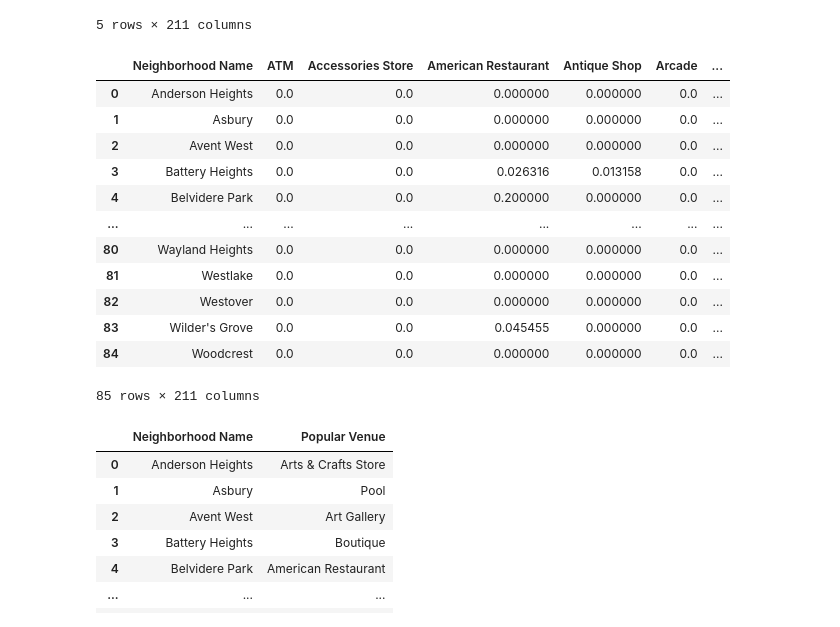
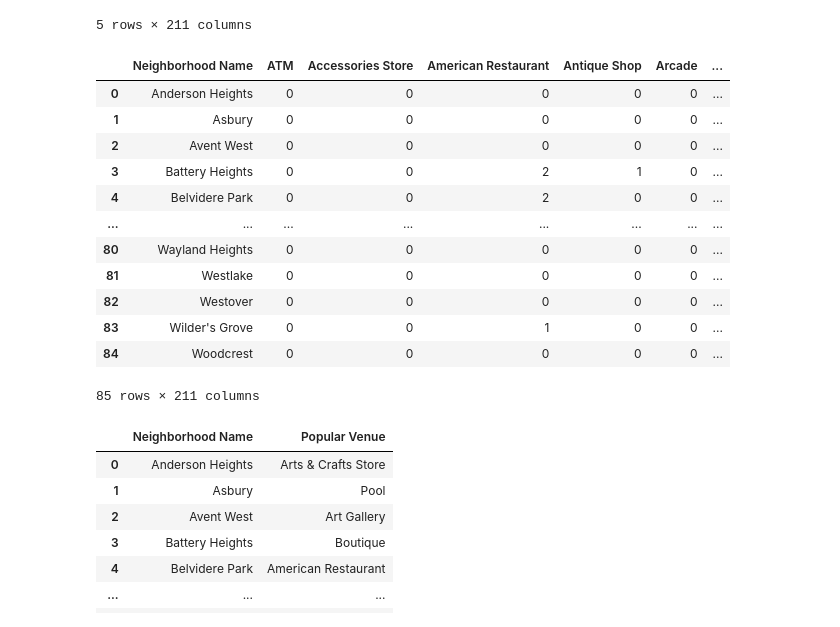
Before and after one commit to alunavat/IBM-Capstone-Data_Science, a Jupyter notebook: analysis-of-cities.ipynb, the cells around one changed output. Cells and saved outputs as stored; diff of their text form; code cells hidden in the pictures.

```diff
--- a/analysis-of-cities.ipynb
+++ b/analysis-of-cities.ipynb
@@ -402,21 +411,21 @@ raleigh_onehot.head()
 5 rows × 211 columns
 # %%
 #We find the occurences of each category in a Neighborhood
-raleigh_grouped = raleigh_onehot.groupby('Neighborhood Name').mean().reset_index()
+raleigh_grouped = raleigh_onehot.groupby('Neighborhood Name').sum().reset_index()
 raleigh_grouped
 # %% [output]
 |  | Neighborhood Name | ATM | Accessories Store | American Restaurant | Antique Shop | Arcade | ... |
-| 0 | Anderson Heights | 0.0 | 0.0 | 0.000000 | 0.000000 | 0.0 | ... |
-| 1 | Asbury | 0.0 | 0.0 | 0.000000 | 0.000000 | 0.0 | ... |
-| 2 | Avent West | 0.0 | 0.0 | 0.000000 | 0.000000 | 0.0 | ... |
-| 3 | Battery Heights | 0.0 | 0.0 | 0.026316 | 0.013158 | 0.0 | ... |
-| 4 | Belvidere Park | 0.0 | 0.0 | 0.200000 | 0.000000 | 0.0 | ... |
+| 0 | Anderson Heights | 0 | 0 | 0 | 0 | 0 | ... |
+| 1 | Asbury | 0 | 0 | 0 | 0 | 0 | ... |
+| 2 | Avent West | 0 | 0 | 0 | 0 | 0 | ... |
+| 3 | Battery Heights | 0 | 0 | 2 | 1 | 0 | ... |
+| 4 | Belvidere Park | 0 | 0 | 2 | 0 | 0 | ... |
 | ... | ... | ... | ... | ... | ... | ... | ... |
-| 80 | Wayland Heights | 0.0 | 0.0 | 0.000000 | 0.000000 | 0.0 | ... |
-| 81 | Westlake | 0.0 | 0.0 | 0.000000 | 0.000000 | 0.0 | ... |
-| 82 | Westover | 0.0 | 0.0 | 0.000000 | 0.000000 | 0.0 | ... |
-| 83 | Wilder's Grove | 0.0 | 0.0 | 0.045455 | 0.000000 | 0.0 | ... |
-| 84 | Woodcrest | 0.0 | 0.0 | 0.000000 | 0.000000 | 0.0 | ... |
+| 80 | Wayland Heights | 0 | 0 | 0 | 0 | 0 | ... |
+| 81 | Westlake | 0 | 0 | 0 | 0 | 0 | ... |
+| 82 | Westover | 0 | 0 | 0 | 0 | 0 | ... |
+| 83 | Wilder's Grove | 0 | 0 | 1 | 0 | 0 | ... |
+| 84 | Woodcrest | 0 | 0 | 0 | 0 | 0 | ... |
 85 rows × 211 columns
 # %%
 raleigh_grouped.set_index('Neighborhood Name', inplace= True)
```
Also changed, not shown: parts of 61 cells of this notebook.
